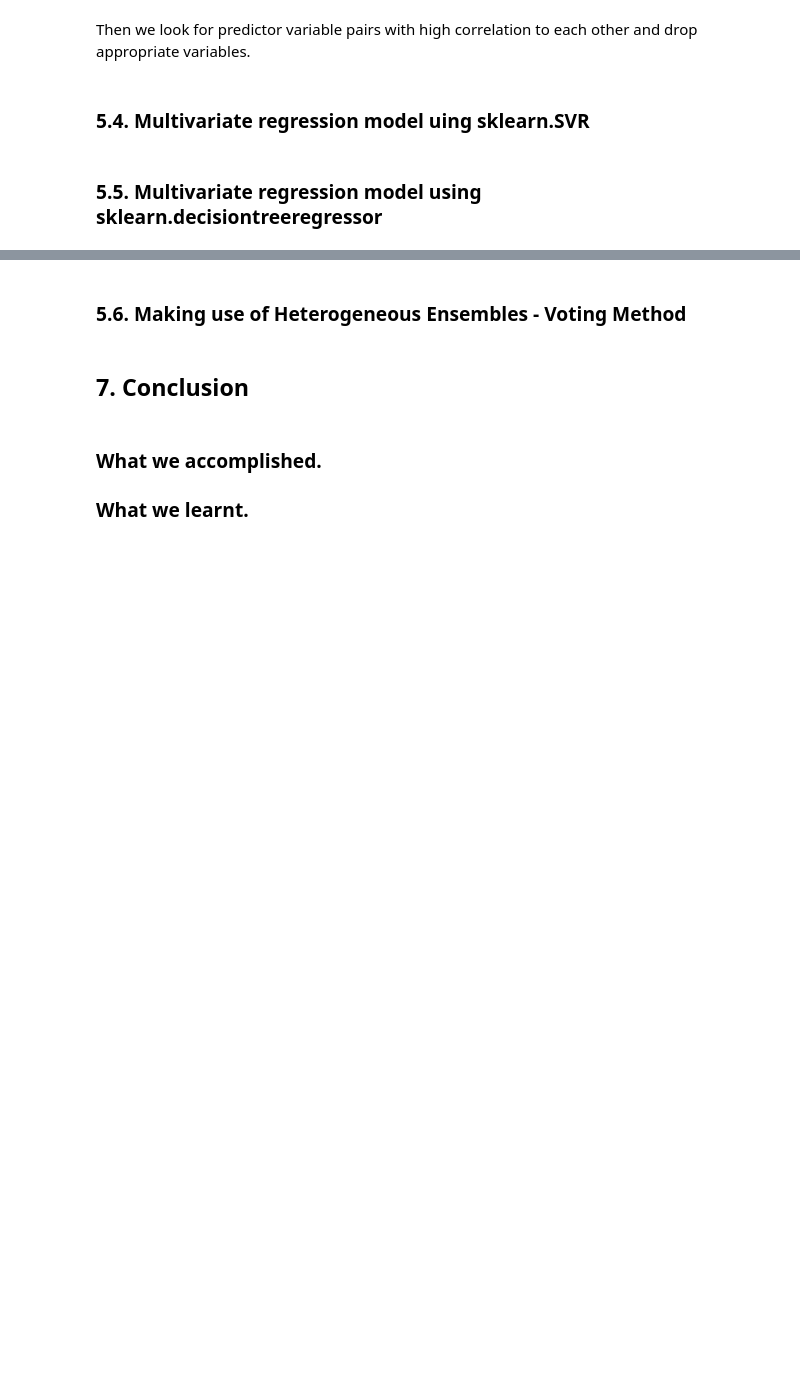
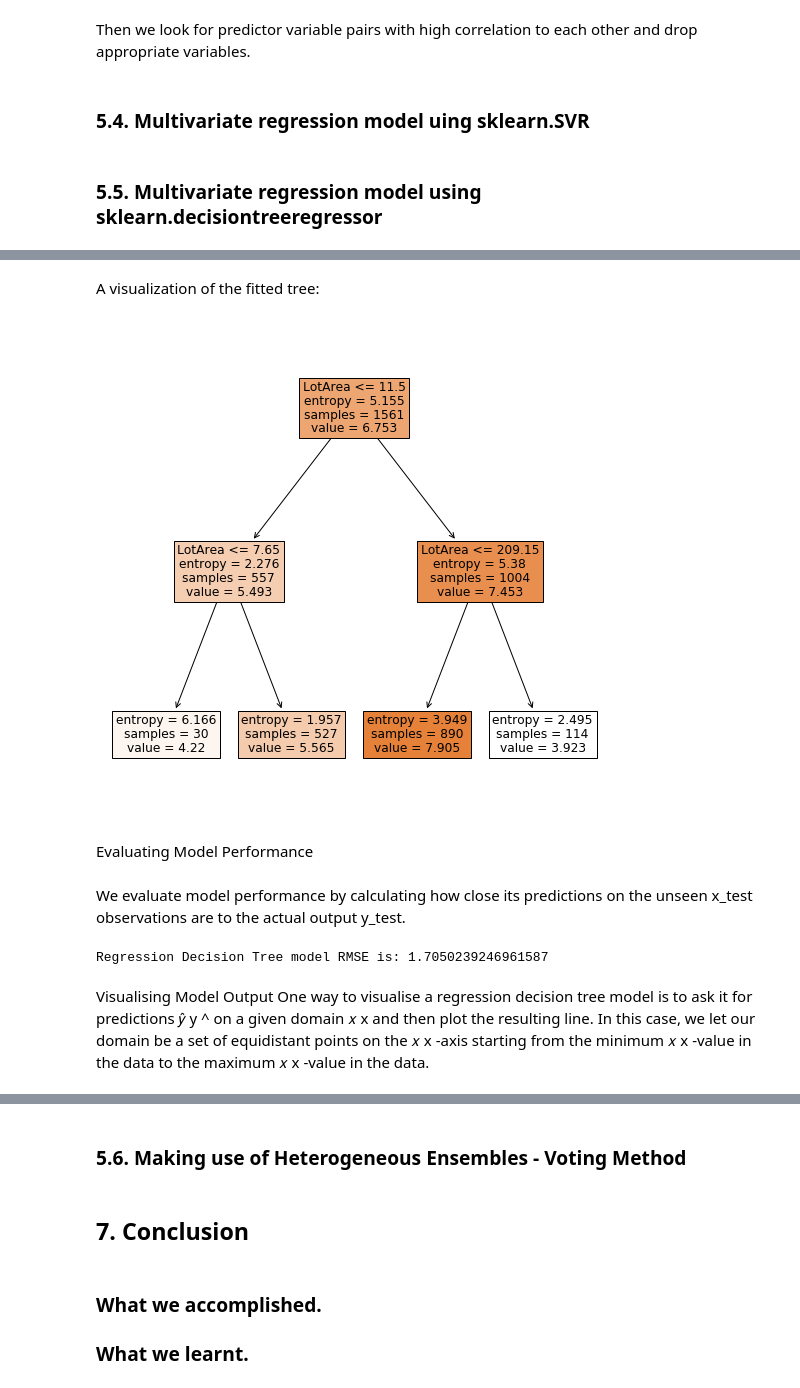
Before and after one commit to lkrump7/regression-apples-predict-api-template, a Jupyter notebook: Linear Regression team TS2.ipynb, the cells around one changed output, grey strips where cells are left out. Drawn from its saved outputs; the diff is of its cells as text; code cells hidden in the pictures; blank space fills up the shorter version.

```diff
--- a/Linear Regression team TS2.ipynb
+++ b/Linear Regression team TS2.ipynb
@@ -860,0 +880,4 @@ print('Formula:\n\t{}'.format(formula_str))
+# %%
+
+# set test size to 20 % of training data
+x_train, x_test, y_train, y_test = train_test_split(X[:,np.newaxis],y,test_size=0.2,random_state=42)
@@ -860,0 +889,3 @@ print('Formula:\n\t{}'.format(formula_str))
+# %%
+# Instantiate regression tree model
+regr_tree = DecisionTreeRegressor(max_depth=2,random_state=42)
@@ -860,0 +902,11 @@ print('Formula:\n\t{}'.format(formula_str))
+# %% [markdown]
+A visualization of the fitted tree:
+# %%
+from sklearn.tree import plot_tree
+plt.figure(figsize=(9,9))
+# assigned a random variable name to the plot to suppress text output
+_ = plot_tree(regr_tree, feature_names=['LotArea'],  filled=True)
+# %% [output]
+[figure, added]
+# %% [markdown]
+Evaluating Model Performance
@@ -860,0 +915,2 @@ print('Formula:\n\t{}'.format(formula_str))
+# %% [markdown]
+We evaluate model performance by calculating how close its predictions on the unseen x_test observations are to the actual output y_test.
@@ -860,0 +923,20 @@ print('Formula:\n\t{}'.format(formula_str))
+# %%
+# Report RMSE
+print("Regression Decision Tree model RMSE is:",np.sqrt(MSE))
+# %% [output]
+Regression Decision Tree model RMSE is: 1.7050239246961587
+# %% [markdown]
+
+Visualising Model Output
+One way to visualise a regression decision tree model is to ask it for predictions  𝑦̂
+y
+^
+  on a given domain  𝑥
+x
+  and then plot the resulting line. In this case, we let our domain be a set of equidistant points on the  𝑥
+x
+ -axis starting from the minimum  𝑥
+x
+ -value in the data to the maximum  𝑥
+x
+ -value in the data.
```
Also changed, not shown: parts of 15 cells of this notebook.
